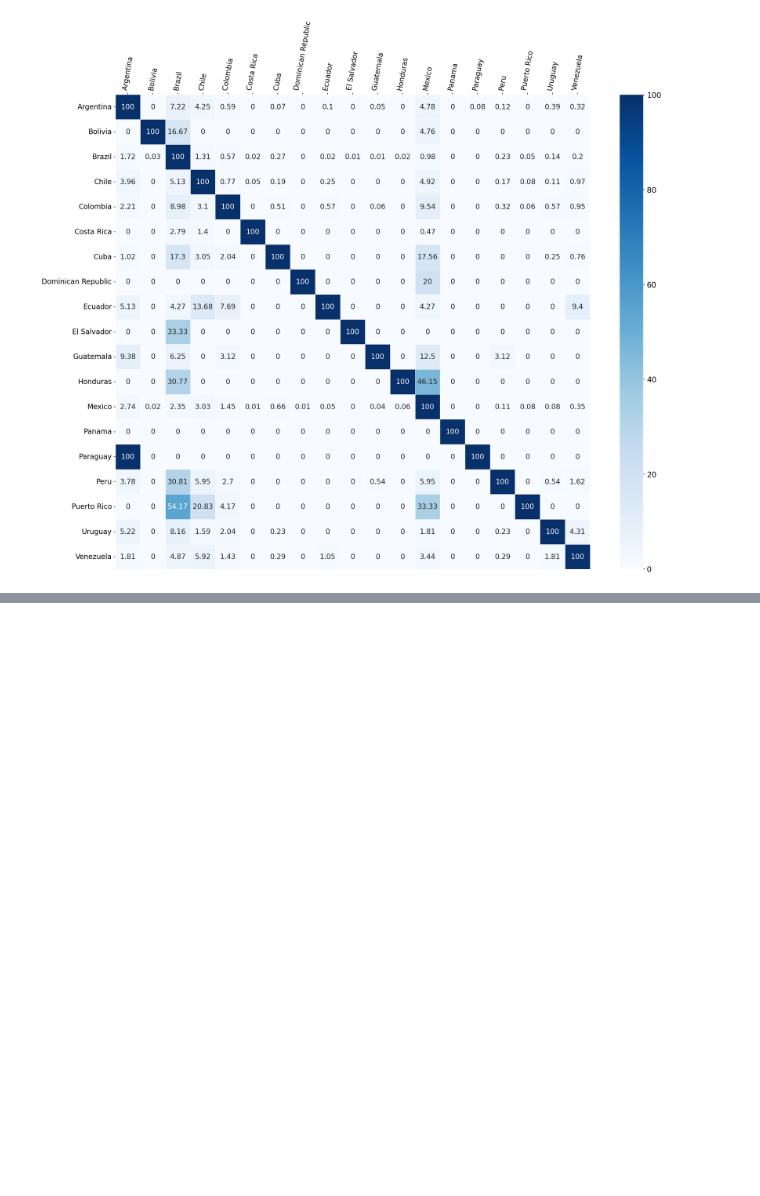
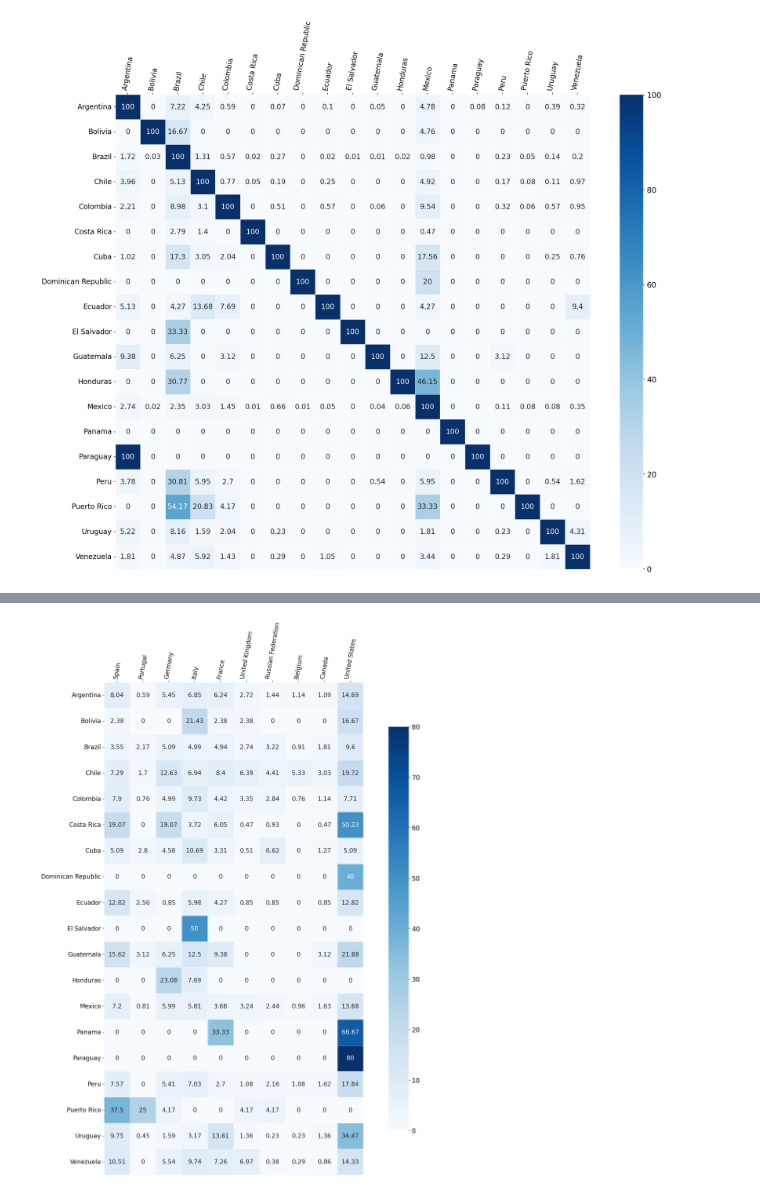
Before and after one commit to restrepo/inspireauth, a Jupyter notebook: INSPIREHEP_new_nbs/INSPIREHEP_new_collaborations.ipynb, the cells around one changed output, grey strips where cells are left out. Saved outputs shown, nothing was run; the diff lists cells and outputs as text; code cells hidden in the pictures; blank space fills up the shorter version.

```diff
--- a/INSPIREHEP_new_nbs/INSPIREHEP_new_collaborations.ipynb
+++ b/INSPIREHEP_new_nbs/INSPIREHEP_new_collaborations.ipynb
@@ -294,0 +357,9 @@ gen_collab_matrix_plot(normalised_collab_matrix, scale="linear")
+# %%
+def shared_papers_world_matrix():
+    #other_countries = LA_countries[LA_countries != a_country]
+    #for country in LA_:
+        #print(f'Papers {a_country}/{country} : {shared_papers(a_country, country)}')
+    ans = [all_shared_papers_world(country) for country in LA_countries]
+    return ans
+
+collab_world_matrix = shared_papers_world_matrix()
@@ -294,0 +407,5 @@ gen_collab_matrix_plot(normalised_collab_matrix, scale="linear")
+# %%
+all_papers = {}
+
+for country in LA_countries:
+    all_papers[country] = len(calculate_papers(country))
@@ -294,0 +457,23 @@ gen_collab_matrix_plot(normalised_collab_matrix, scale="linear")
+# %%
+def normalised_shared_papers_world_matrix():
+    """
+    Generate a normalised matrix of shared papers where each row is divided by the
+    total number of papers for the respective country (from all_papers), rounded to two decimal places.
+
+    Returns:
+        list of lists: A matrix where each cell in a row is the normalised value of shared papers for that country.
+    """
+    # Get the unnormalised collaboration matrix
+    collab_world_matrix = shared_papers_world_matrix()
+
+    # Normalise each row based on all_papers count for each country
+    normalised_matrix = []
+    for i, country in enumerate(LA_countries):
+        total_papers = all_papers.get(country, 1)  # Avoid division by zero
+        # Normalise and round to two decimal places
+        normalised_row = [round((value / total_papers) * 100, 2) if total_papers > 0 else 0 for value in collab_world_matrix[i]]
+        normalised_matrix.append(normalised_row)
+
+    return normalised_matrix
+# %%
+normalised_collab_world_matrix = normalised_shared_papers_world_matrix()
@@ -294,0 +498,5 @@ gen_collab_matrix_plot(normalised_collab_matrix, scale="linear")
+# %%
+# Absolute value matrix
+gen_collab_matrix_world_plot(normalised_collab_world_matrix, scale='linear')
+# %% [output]
+[figure, added]
```
Also changed, not shown: parts of 15 cells of this notebook.
